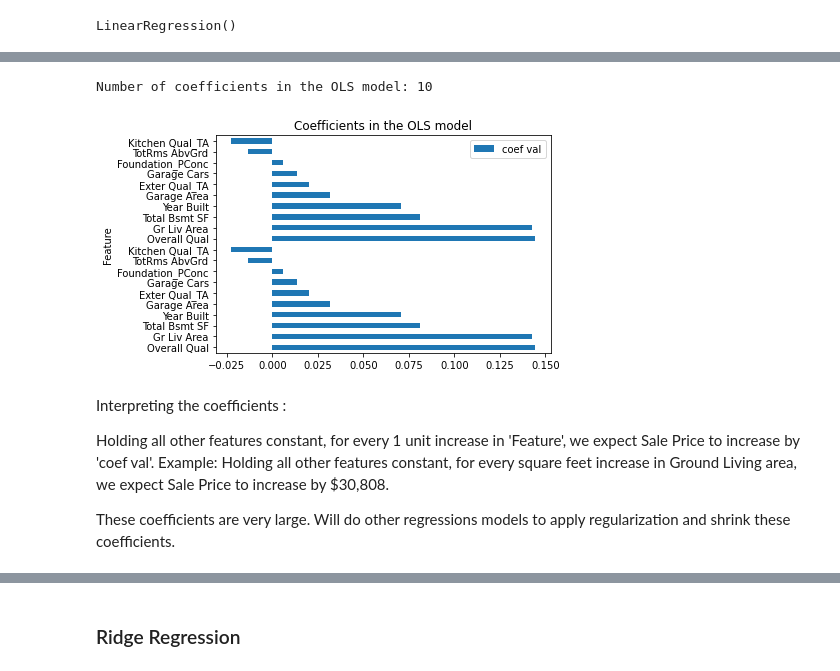
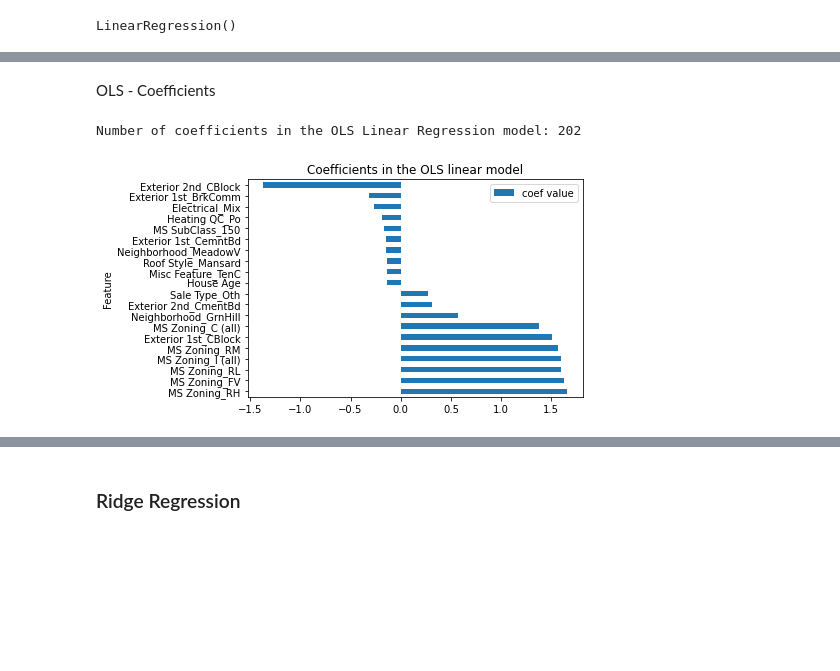
Before and after one commit to AdrianaCh87/Predicting-House-Sale-Price-in-Ames-Iowa, a Jupyter notebook: Code/04_modeling_and_model_evaluation.ipynb, the cells around one changed output, grey strips where cells are left out. Saved outputs shown, nothing was run; the diff lists cells and outputs as text; code cells hidden in the pictures; blank space fills up the shorter version.

```diff
--- a/Code/04_modeling_and_model_evaluation.ipynb
+++ b/Code/04_modeling_and_model_evaluation.ipynb
@@ -94,0 +93,7 @@ relevant_features = ['Overall Qual','Year Built','Total Bsmt SF','Gr Liv Area','
+# %%
+path = '../datasets/'
+file_name = 'new_features_cleaned_dataset'
+infile = open(path + file_name, 'rb')
+df = pickle.load(infile)
+infile.close()
+df.head(5)
@@ -95,7 +110,7 @@ relevant_features = ['Overall Qual','Year Built','Total Bsmt SF','Gr Liv Area','
 # %%
 # Create feature matrix (X) and target vector (y)
-X = df[relevant_features]
+X = df.drop(columns = ['SalePrice_log', 'SalePrice'])
 y = df['SalePrice_log']
 # %%
 # Perform a split of x and y
-X_train_linear, X_test_linear, y_train_linear, y_test_linear = train_test_split(X, y, random_state=42)
+X_train, X_test, y_train, y_test = train_test_split(X, y, random_state=42)
@@ -123,6 +133,6 @@ RMSE: 167257.90163809503
 # %%
-# Linear Regression model
+#Instantiate model
 lr = LinearRegression()
-lr.fit(Xs_train_linear,y_train_linear)
+lr.fit(X_train,y_train)
 # %% [output]
 LinearRegression()
@@ -154,22 +163,20 @@ The coefficients of the OLS linear regression model
+# %% [markdown]
+OLS - Coefficients
 # %%
 linear_coefficients = pd.DataFrame({
-    'Feature' : X_train_linear.columns,
-    'coef val': lr.coef_
-}).set_index('Feature').sort_values('coef val', ascending=False)
+                                    'Feature' : X.columns,
+                                    'coef value': lr.coef_
+                                    }).set_index('Feature').sort_values('coef value', ascending=False)
 
-print(f'Number of coefficients in the OLS model: {linear_coefficients.shape[0]}')
+linear_coeffs_nonzero = linear_coefficients[linear_coefficients['coef value']!=0].shape[0]
+
+print(f'Number of coefficients in the OLS Linear Regression model: {linear_coeffs_nonzero}')
 
 linear_coefficients_summary = pd.concat([linear_coefficients.head(10),
                      linear_coefficients.tail(10)])
 linear_coefficients_summary.plot(kind = "barh")
-plt.title("Coefficients in the OLS model")
+plt.title("Coefficients in the OLS linear model")
 plt.show()
 # %% [output]
-Number of coefficients in the OLS model: 10
+Number of coefficients in the OLS Linear Regression model: 202
-[figure, old version]
+[figure, new version]
-# %% [markdown]
-Interpreting the coefficients :
-
-Holding all other features constant, for every 1 unit increase in 'Feature', we expect Sale Price to increase by 'coef val'. Example: Holding all other features constant, for every square feet increase in Ground Living area, we expect Sale Price to increase by $30,808.
-
-These coefficients are very large. Will do other regressions models to apply regularization and shrink these coefficients.
```
Also changed, not shown: parts of 49 cells of this notebook, 14 other files.
